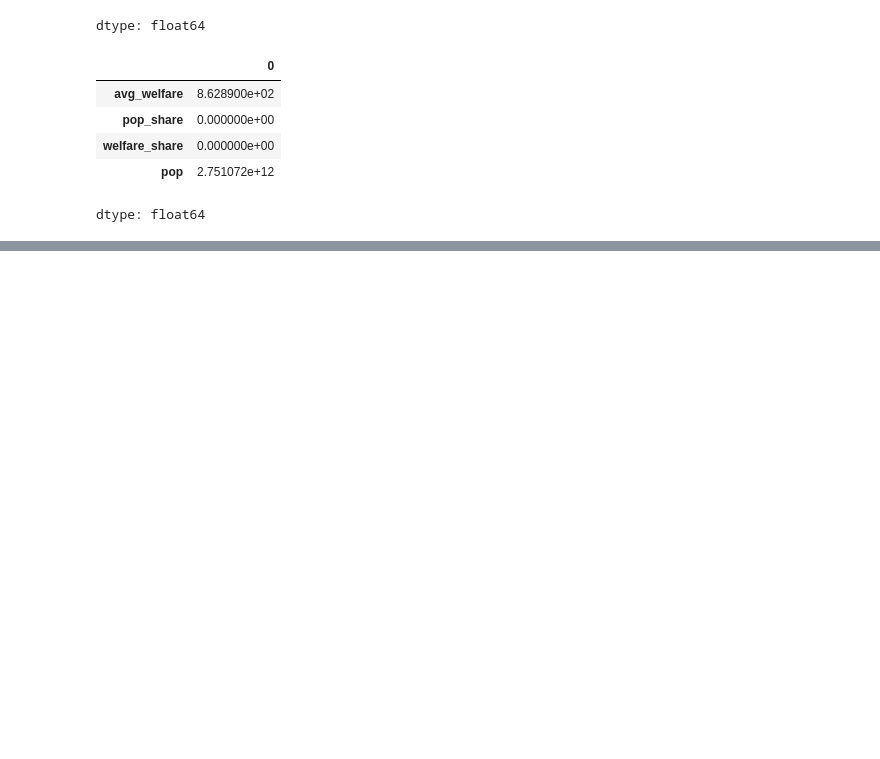
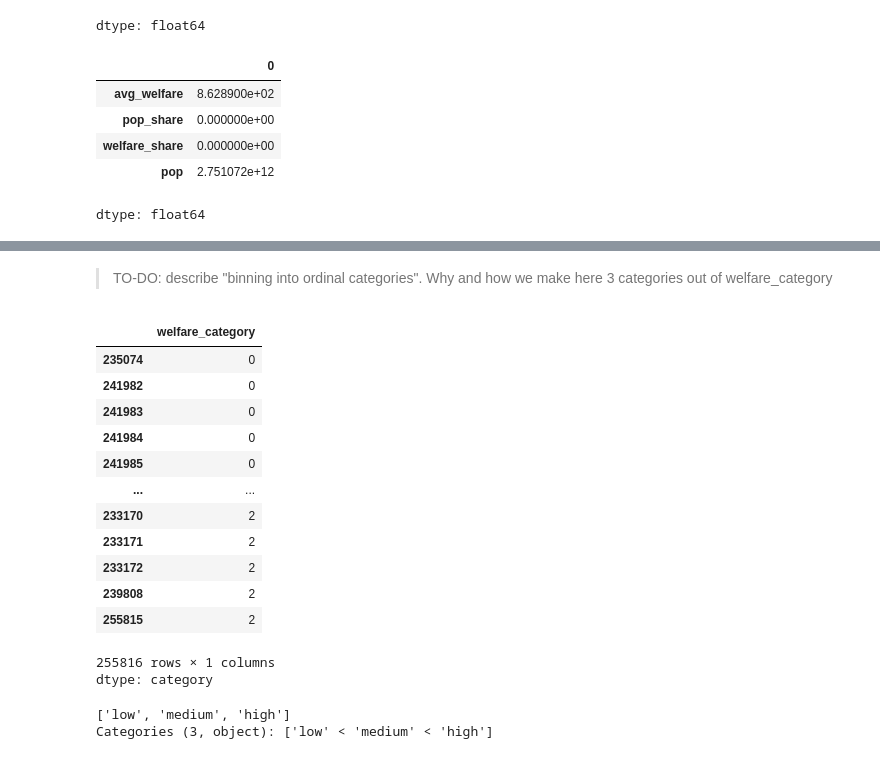
Before and after one commit to Nerneri/World_bank_PIP_analysis, a Jupyter notebook: Poverty_And_Inequality_Platform_(PIP).ipynb, the cells around one changed output, grey strips where cells are left out. Drawn from its saved outputs; the diff is of its cells as text; code cells hidden in the pictures; blank space fills up the shorter version.

```diff
--- a/Poverty_And_Inequality_Platform_(PIP).ipynb
+++ b/Poverty_And_Inequality_Platform_(PIP).ipynb
@@ -309,0 +352,2 @@ data_PIP_wregion['welfare_delta'] = data_PIP_wregion.groupby(
+# %% [markdown]
+> TO-DO: describe "binning into ordinal categories". Why and how we make here 3 categories out of welfare_category
@@ -309,0 +365,28 @@ data_PIP_wregion['welfare_delta'] = data_PIP_wregion.groupby(
+# %%
+mapper = {
+    'low' : 0,
+    'medium' : 1,
+    'high' : 2,
+}
+# %%
+categorical_welfare['welfare_category'].map(mapper)
+# %% [output]
+|  | welfare_category |
+| 235074 | 0 |
+| 241982 | 0 |
+| 241983 | 0 |
+| 241984 | 0 |
+| 241985 | 0 |
+| ... | ... |
+| 233170 | 2 |
+| 233171 | 2 |
+| 233172 | 2 |
+| 239808 | 2 |
+| 255815 | 2 |
+255816 rows × 1 columns
+dtype: category
+# %%
+print(categorical_welfare['welfare_category'].unique())
+# %% [output]
+['low', 'medium', 'high']
+Categories (3, object): ['low' < 'medium' < 'high']
```
Also changed, not shown: parts of 37 cells of this notebook.
